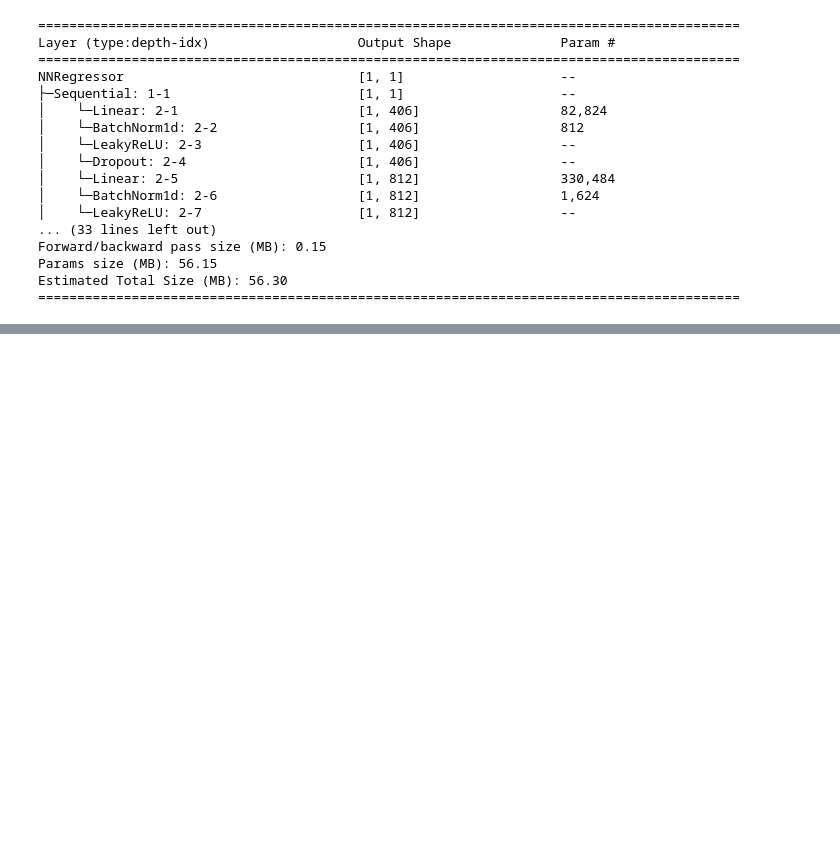
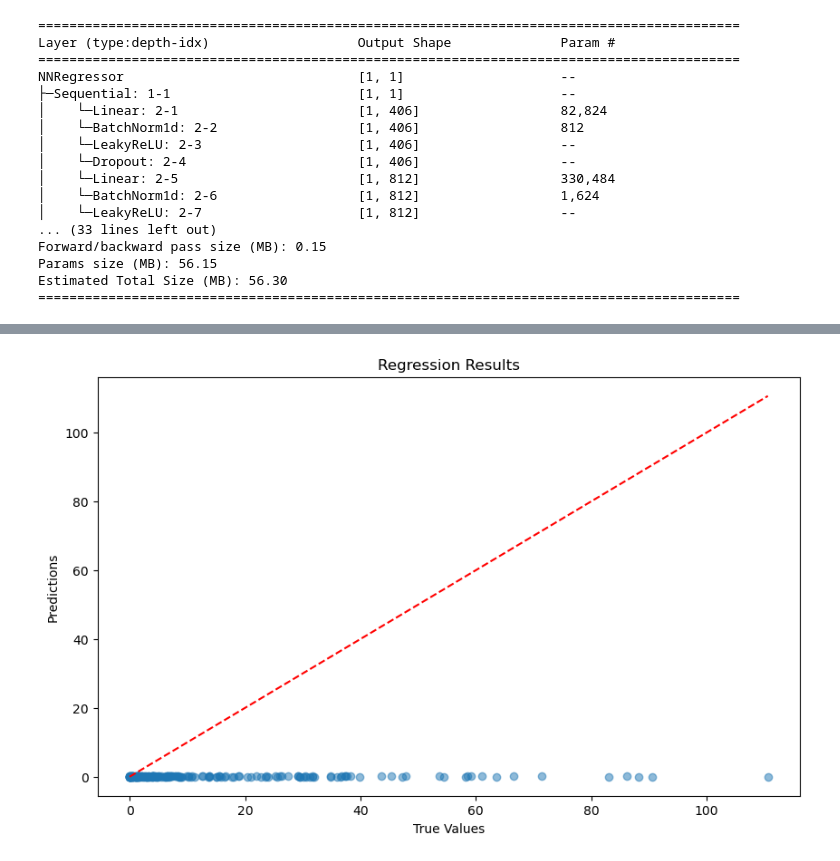
Before and after one commit to jacob-tye/BMI_6114_Project, a Jupyter notebook: analysis/04_dl_analysis_no_ae.ipynb, the cells around one changed output, grey strips where cells are left out. Saved outputs shown, nothing was run; the diff lists cells and outputs as text; code cells hidden in the pictures; blank space fills up the shorter version.

Commit message:
finished training

```diff
--- a/analysis/04_dl_analysis_no_ae.ipynb
+++ b/analysis/04_dl_analysis_no_ae.ipynb
@@ -282,8 +281,8 @@ def objective(trial):
     return last_val
 # %%
 # --- Run Optuna ---
-study = optuna.create_study(direction="minimize", study_name="regressor_study")
-study.optimize(objective, n_trials=50, n_jobs=15, show_progress_bar=True)
+study = optuna.create_study(direction="minimize", study_name="deep_regressor_study")
+study.optimize(objective, n_trials=20, n_jobs=1, show_progress_bar=True)
 
 # --- Print Best Result ---
 print("Best trial:")
@@ -413,0 +404,25 @@ LOCAL_RANK: 0 - CUDA_VISIBLE_DEVICES: [0]
+# %%
+activation_dict = {
+    "relu": nn.ReLU,
+    "leaky_relu": nn.LeakyReLU,
+    "tanh": nn.Tanh,
+    "RReLU": nn.RReLU,
+}
+optimizer_dict = {
+    "adam": torch.optim.Adam,
+    "sgd": torch.optim.SGD,
+    "adagrad": torch.optim.Adagrad,
+}
+best_model = model =NNRegressor(
+        input_dim=len(cancer_dm.ds_train[0][0]),
+        n_layers=study.best_trial.params["n_layers"],
+        dropout=study.best_trial.params["dropout"],
+        activation=activation_dict[study.best_trial.params["activation"]],
+        optimizer=optimizer_dict[study.best_trial.params["optimizer"]],
+        lr=study.best_trial.params["learning_rate"],
+        weight_decay=study.best_trial.params["weight_decay"],
+    )
+# %%
+plot_regression_results(best_model, cancer_dm.test_dataloader())
+# %% [output]
+[figure, added]
```
Also changed, not shown: parts of 5 cells of this notebook, 9 other files.
